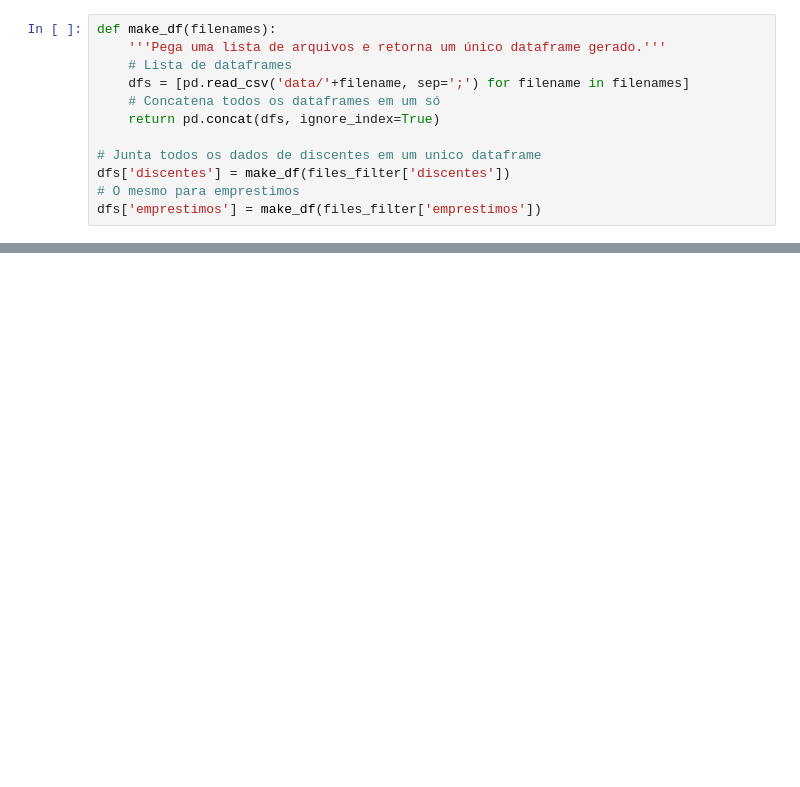
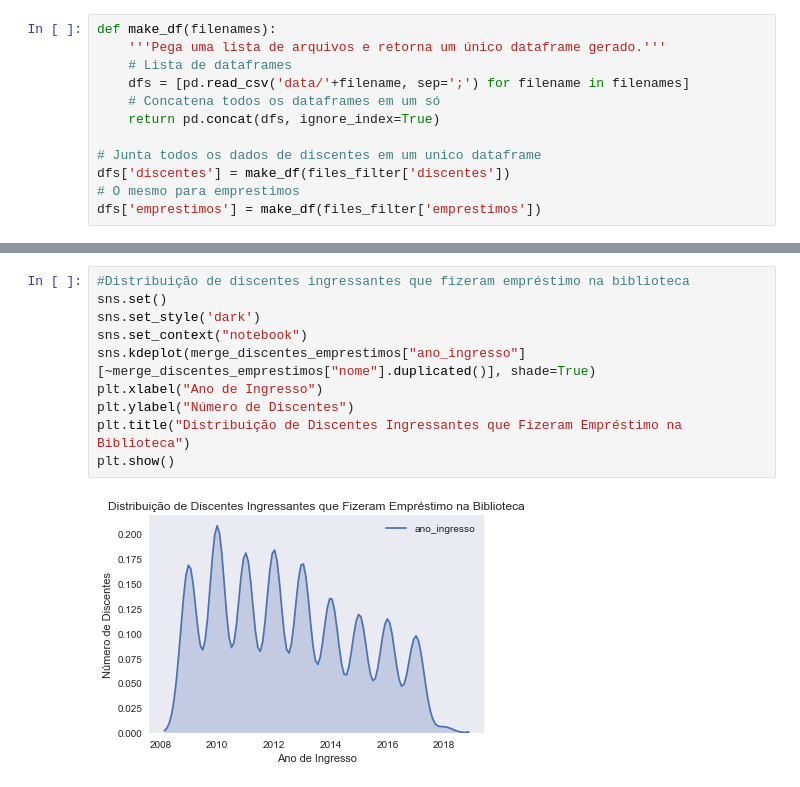
Before and after one commit to alvarofpp/imd0905-acervo-biblioteca, a Jupyter notebook: main.ipynb, the cells around one changed output, grey strips where cells are left out. Cells and saved outputs as stored; diff of their text form; blank space fills up the shorter version.

```diff
--- a/main.ipynb
+++ b/main.ipynb
@@ -45,0 +112,12 @@ dfs['emprestimos'] = make_df(files_filter['emprestimos'])
+# %%
+#Distribuição de discentes ingressantes que fizeram empréstimo na biblioteca
+sns.set()
+sns.set_style('dark')
+sns.set_context("notebook")
+sns.kdeplot(merge_discentes_emprestimos["ano_ingresso"][~merge_discentes_emprestimos["nome"].duplicated()], shade=True)
+plt.xlabel("Ano de Ingresso")
+plt.ylabel("Número de Discentes")
+plt.title("Distribuição de Discentes Ingressantes que Fizeram Empréstimo na Biblioteca")
+plt.show()
+# %% [output]
+[figure, added]
```
Also changed, not shown: parts of 33 cells of this notebook, 1 other file.
